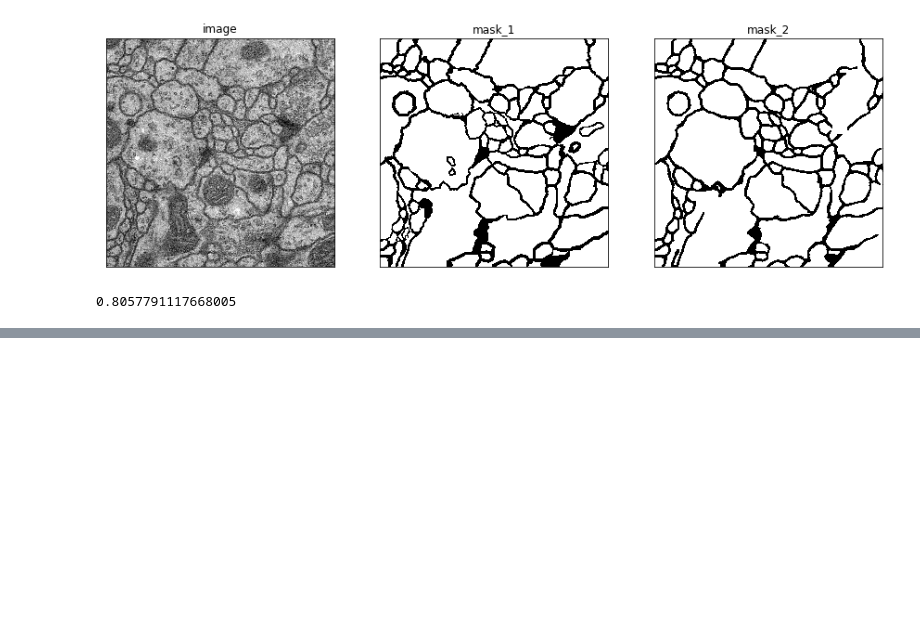
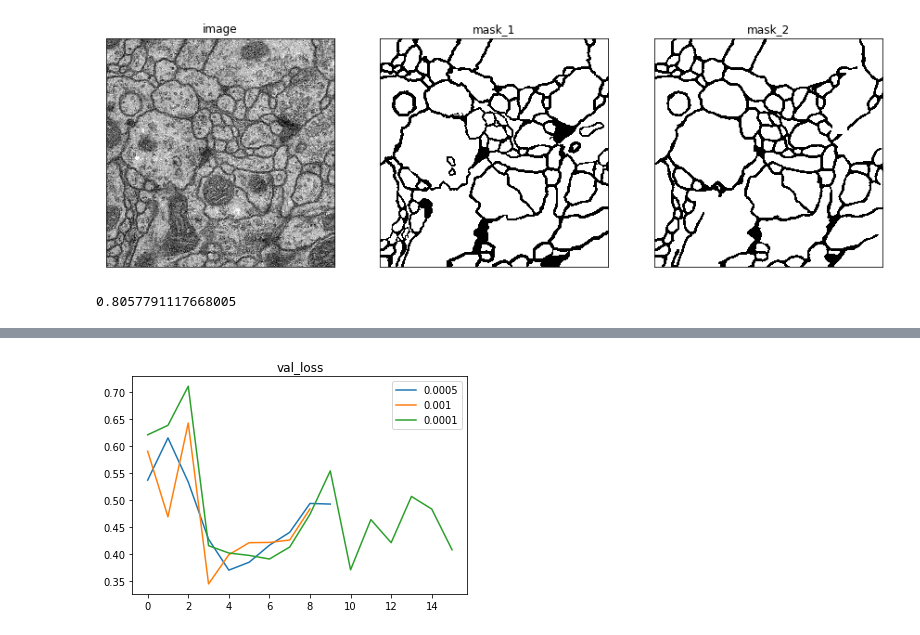
Before and after one commit to ilyarudyak/cs230_project_keras, a Jupyter notebook: isbi_challenge/training_v1.ipynb, the cells around one changed output, grey strips where cells are left out. Saved outputs shown, nothing was run; the diff lists cells and outputs as text; code cells hidden in the pictures; blank space fills up the shorter version.

```diff
--- a/isbi_challenge/training_v1.ipynb
+++ b/isbi_challenge/training_v1.ipynb
@@ -174,0 +184,4 @@ f1_score(mask_arr.reshape(-1), mask_pred.reshape(-1), pos_label=0)
+# %%
+plot_metric_lr('val_loss', dir_path)
+# %% [output]
+[figure, added]
```
Also changed, not shown: parts of 8 cells of this notebook, 8 other files.
